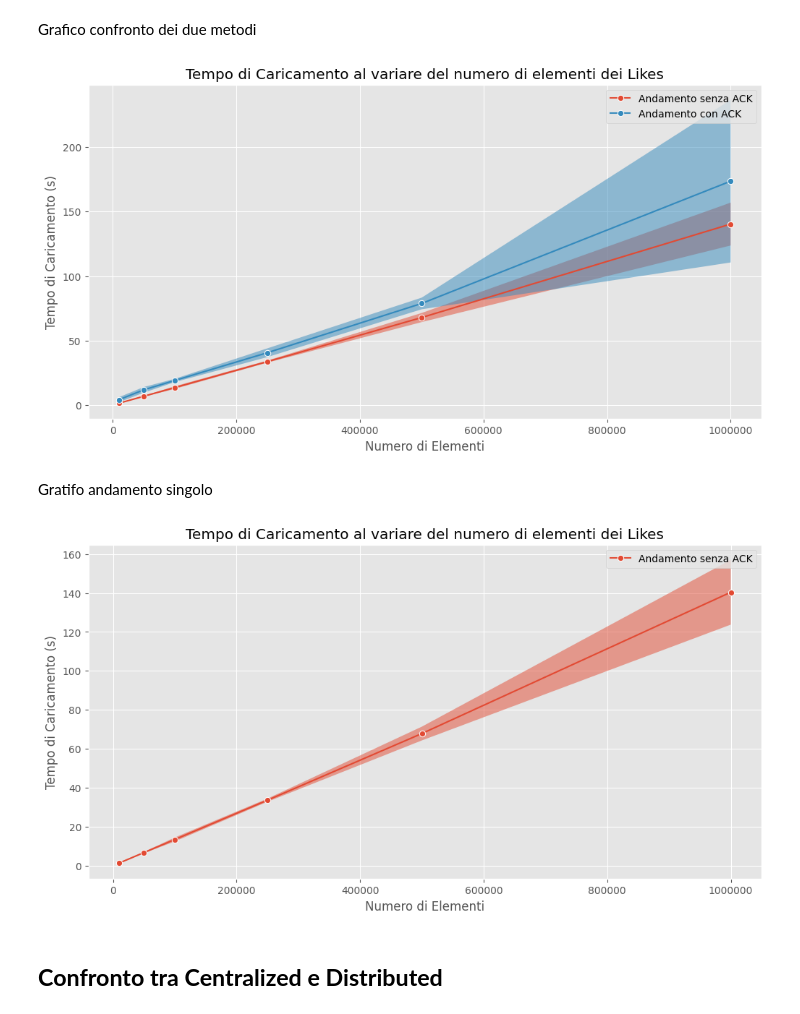
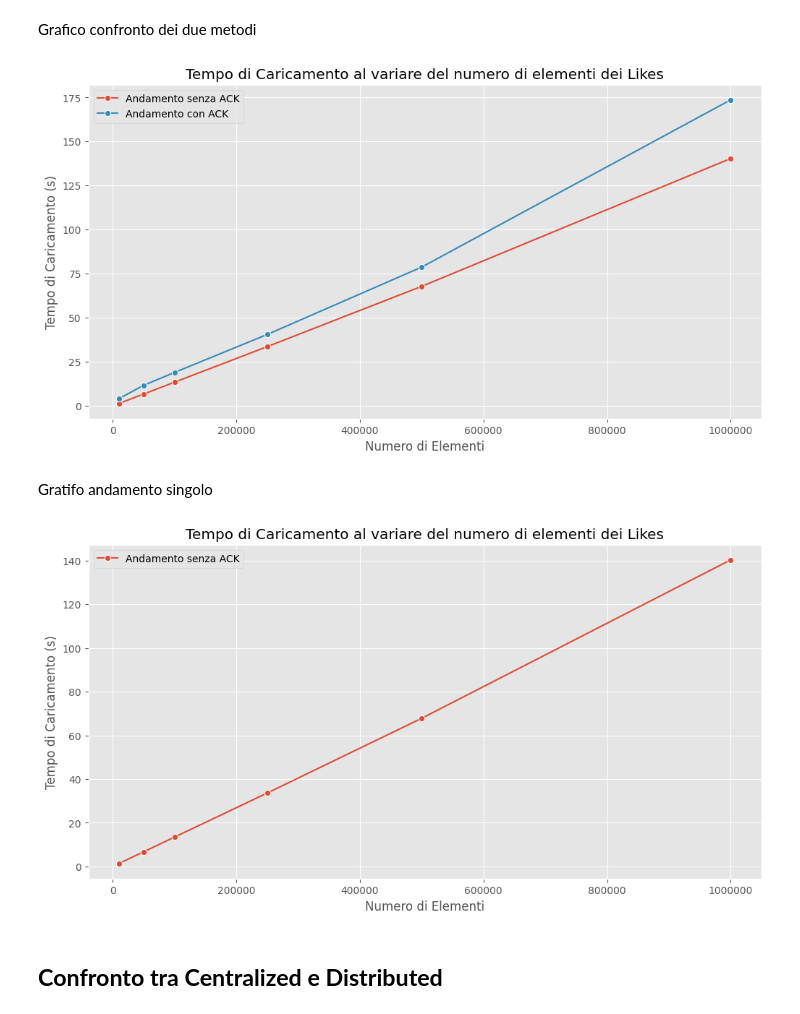
Before and after one commit to TommasoFerrario18/GraphDB, a Jupyter notebook: code/visualization.ipynb, the cells around one changed output. Saved outputs shown, nothing was run; the diff lists cells and outputs as text; code cells hidden in the pictures.

```diff
--- a/code/visualization.ipynb
+++ b/code/visualization.ipynb
@@ -352,37 +352,37 @@ Grafico confronto dei due metodi
 # %%
 plt.figure(figsize=(12, 6))
 sns.lineplot(
     x="qty", y="mean", data=summary_e_dist, marker="o", label="Andamento senza ACK"
 )
-plt.fill_between(
-    summary_e_dist["qty"],
-    summary_e_dist["mean"] - summary_e_dist["std"],
-    summary_e_dist["mean"] + summary_e_dist["std"],
-    alpha=0.5,
-)
+# plt.fill_between(
+#     summary_e_dist["qty"],
+#     summary_e_dist["mean"] - summary_e_dist["std"],
+#     summary_e_dist["mean"] + summary_e_dist["std"],
+#     alpha=0.5,
+# )
 
 sns.lineplot(
     x="qty", y="mean_ack", data=summary_e_dist, marker="o", label="Andamento con ACK"
 )
-plt.fill_between(
-    summary_e_dist["qty"],
-    summary_e_dist["mean_ack"] - summary_e_dist["std_ack"],
-    summary_e_dist["mean_ack"] + summary_e_dist["std_ack"],
-    alpha=0.5,
-)
+# plt.fill_between(
+#     summary_e_dist["qty"],
+#     summary_e_dist["mean_ack"] - summary_e_dist["std_ack"],
+#     summary_e_dist["mean_ack"] + summary_e_dist["std_ack"],
+#     alpha=0.5,
+# )
 
 # Personalizza il grafico
 plt.title("Tempo di Caricamento al variare del numero di elementi dei Likes")
 plt.xlabel("Numero di Elementi")
 plt.ylabel("Tempo di Caricamento (s)")
 plt.legend()
 ax = plt.gca()
 ax.xaxis.set_major_formatter(ticker.ScalarFormatter(useOffset=False))
 ax.xaxis.get_major_formatter().set_scientific(False)
 
 plt.show()
 # %% [output]
-[figure, old version]
+[figure, new version]
 # %% [markdown]
 Gratifo andamento singolo
 # %%
@@ -390,12 +390,12 @@ plt.figure(figsize=(12, 6))
 sns.lineplot(
     x="qty", y="mean", data=summary_e_dist, marker="o", label="Andamento senza ACK"
 )
-plt.fill_between(
-    summary_e_dist["qty"],
-    summary_e_dist["mean"] - summary_e_dist["std"],
-    summary_e_dist["mean"] + summary_e_dist["std"],
-    alpha=0.5,
-)
+# plt.fill_between(
+#     summary_e_dist["qty"],
+#     summary_e_dist["mean"] - summary_e_dist["std"],
+#     summary_e_dist["mean"] + summary_e_dist["std"],
+#     alpha=0.5,
+# )
 
 # Personalizza il grafico
 plt.title("Tempo di Caricamento al variare del numero di elementi dei Likes")
@@ -408,7 +408,7 @@ ax.xaxis.get_major_formatter().set_scientific(False)
 
 plt.show()
 # %% [output]
-[figure, old version]
+[figure, new version]
 # %% [markdown]
 ## **Confronto tra Centralized e Distributed**
 # %% [markdown]
```
Also changed, not shown: parts of 10 cells of this notebook.
